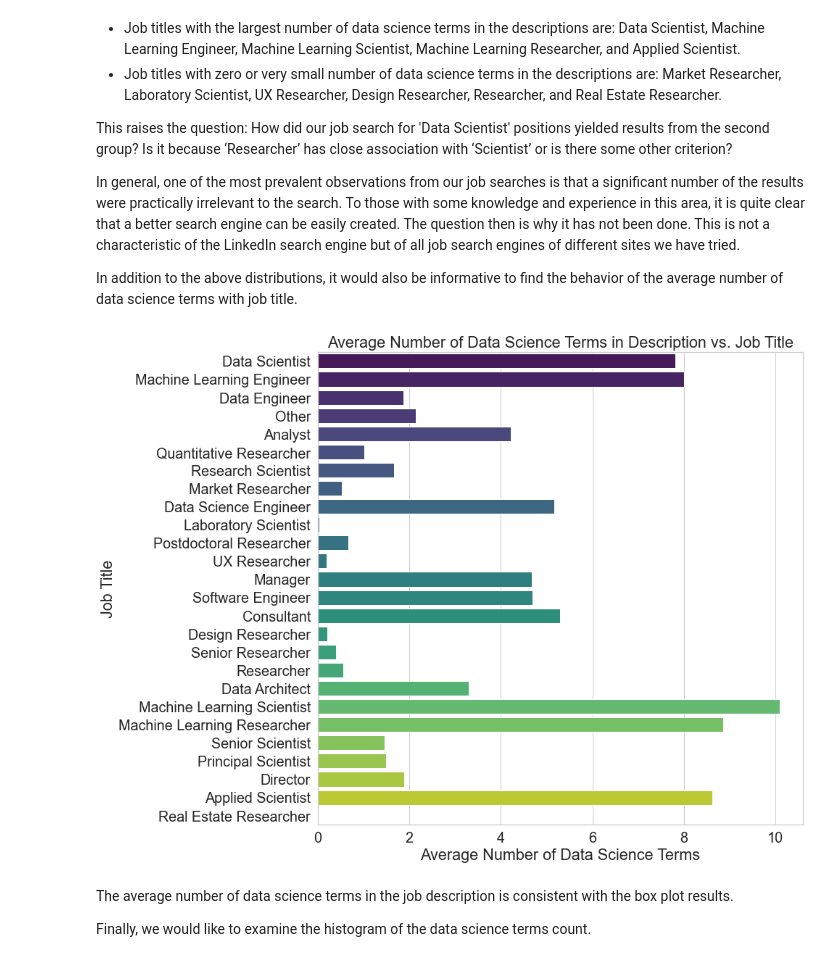
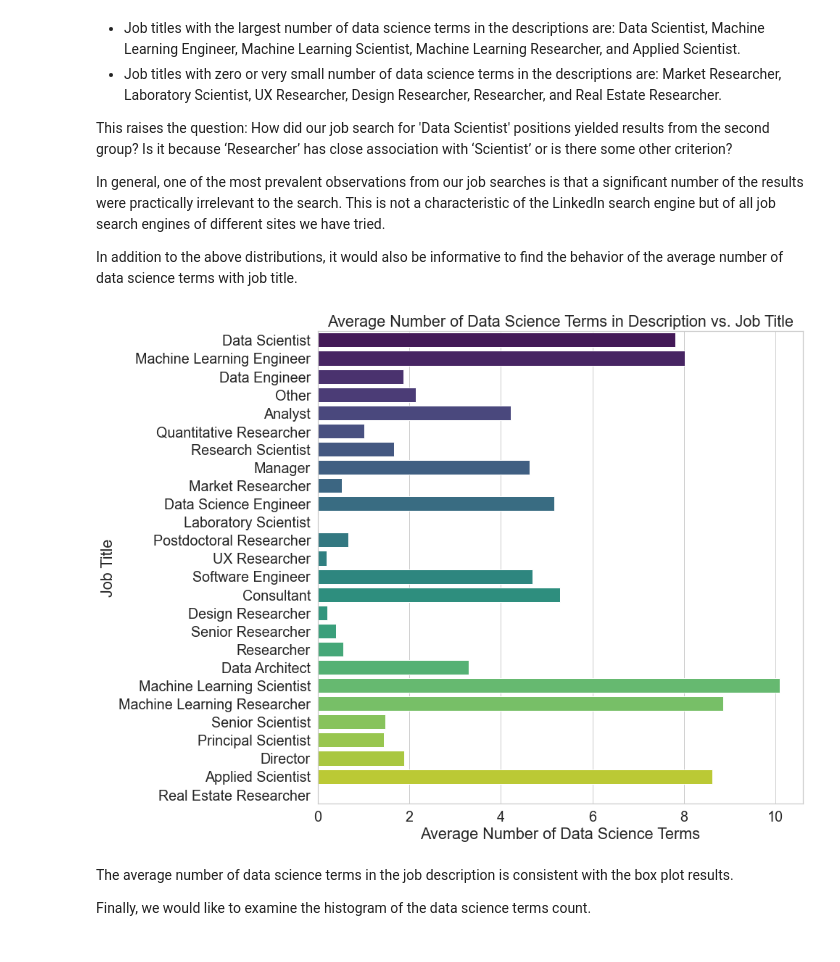
Before and after one commit to marin-stoytchev/Springboard-projects, a Jupyter notebook: CapstoneProject_3/capstone_project3_eda.ipynb, the cells around one changed output. Saved outputs shown, nothing was run; the diff lists cells and outputs as text; code cells hidden in the pictures.

```diff
--- a/CapstoneProject_3/capstone_project3_eda.ipynb
+++ b/CapstoneProject_3/capstone_project3_eda.ipynb
@@ -473,23 +91,23 @@ Market Researcher, Laboratory Scientist, UX Researcher, Design Researcher, Resea
 
 This raises the question: How did our job search for 'Data Scientist' positions yielded results from the second group? Is it because ‘Researcher’ has close association with ‘Scientist’ or is there some other criterion?
 
-In general, one of the most prevalent observations from our job searches is that a significant number of the results were practically irrelevant to the search. To those with some knowledge and experience in this area, it is quite clear that a better search engine can be easily created. The question then is why it has not been done. This is not a characteristic of the LinkedIn search engine but of all job search engines of different sites we have tried.
+In general, one of the most prevalent observations from our job searches is that a significant number of the results were practically irrelevant to the search. This is not a characteristic of the LinkedIn search engine but of all job search engines of different sites we have tried.
 
 In addition to the above distributions, it would also be informative to find the behavior of the average number of data science terms with job title.
 # %%
 # get the mean of data science terms for each job title
-ds_terms_mean = [data_1[data_1['Job Title'] == title]['Data Science Terms Count'].mean() for title in data_1['Job Title']]
+ds_terms_mean = [data[data['Job Title'] == title]['Data Science Terms Count'].mean() for title in data['Job Title']]
 # %%
 # plot the means
 
 plt.figure(figsize = (12, 12))
-sns.barplot(x = ds_terms_mean, y = data_1['Job Title'], palette = 'viridis')
+sns.barplot(x = ds_terms_mean, y = data['Job Title'], palette = 'viridis')
 plt.xlabel('Average Number of Data Science Terms')
 plt.title('Average Number of Data Science Terms in Description vs. Job Title')
 
 plt.show()
 # %% [output]
-[figure, old version]
+[figure, new version]
 # %% [markdown]
 The average number of data science terms in the job description is consistent with the box plot results.
 
```
Also changed, not shown: parts of 206 cells of this notebook.
